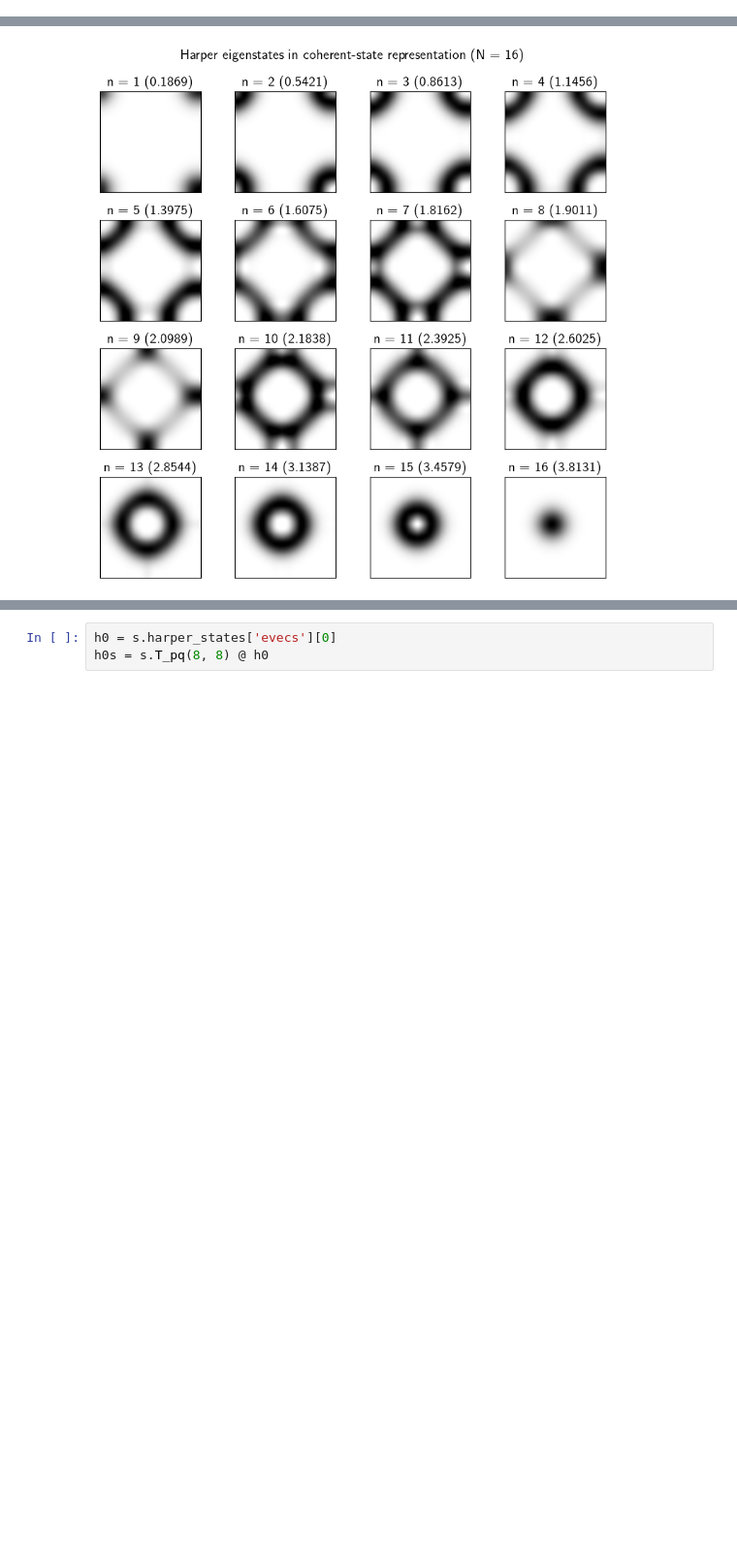
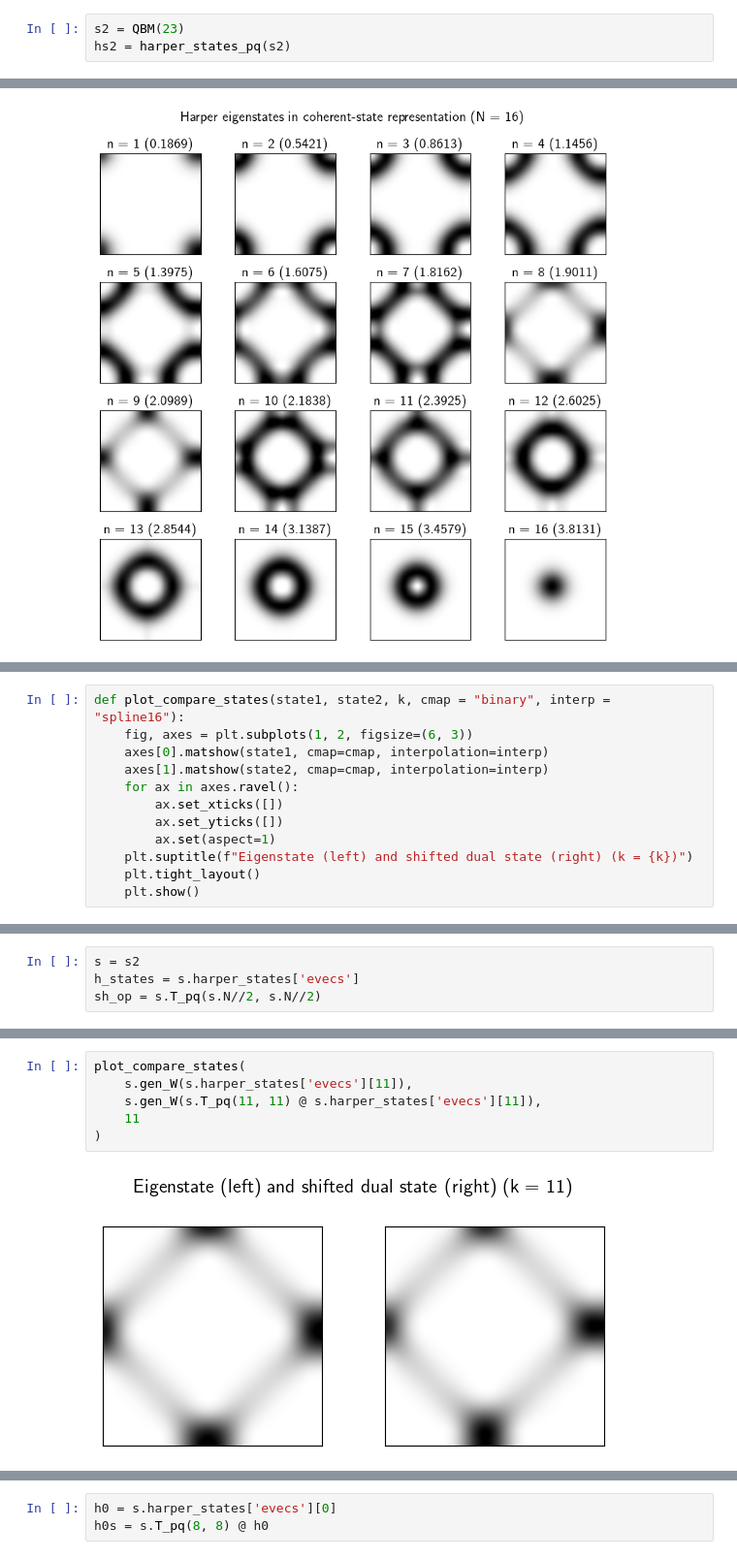
Before and after one commit to IBArbitrary/qbm, a Jupyter notebook: qbm-nb.ipynb, the cells around one changed output, grey strips where cells are left out. Shown at 97% size. Saved outputs shown, nothing was run; the diff lists cells and outputs as text; blank space fills up the shorter version.

```diff
--- a/qbm-nb.ipynb
+++ b/qbm-nb.ipynb
@@ -107,3 +109,6 @@ def plot_baker_states(
+# %%
+s2 = QBM(23)
+hs2 = harper_states_pq(s2)
 # %%
 hs = harper_states_pq(s)
 # %%
@@ -112,0 +120,12 @@ plot_harper_states(*hs, cmap='binary')
+# %%
+def plot_compare_states(state1, state2, k, cmap = "binary", interp = "spline16"):
+    fig, axes = plt.subplots(1, 2, figsize=(6, 3))
+    axes[0].matshow(state1, cmap=cmap, interpolation=interp)
+    axes[1].matshow(state2, cmap=cmap, interpolation=interp)
+    for ax in axes.ravel():
+        ax.set_xticks([])
+        ax.set_yticks([])
+        ax.set(aspect=1)
+    plt.suptitle(f"Eigenstate (left) and shifted dual state (right) (k = {k})")
+    plt.tight_layout()
+    plt.show()
@@ -112,0 +138,4 @@ plot_harper_states(*hs, cmap='binary')
+# %%
+s = s2
+h_states = s.harper_states['evecs']
+sh_op = s.T_pq(s.N//2, s.N//2)
@@ -112,0 +180,8 @@ plot_harper_states(*hs, cmap='binary')
+# %%
+plot_compare_states(
+    s.gen_W(s.harper_states['evecs'][11]),
+    s.gen_W(s.T_pq(11, 11) @ s.harper_states['evecs'][11]),
+    11
+)
+# %% [output]
+[figure, added]
```
Also changed, not shown: parts of 33 cells of this notebook, 2 other files.
